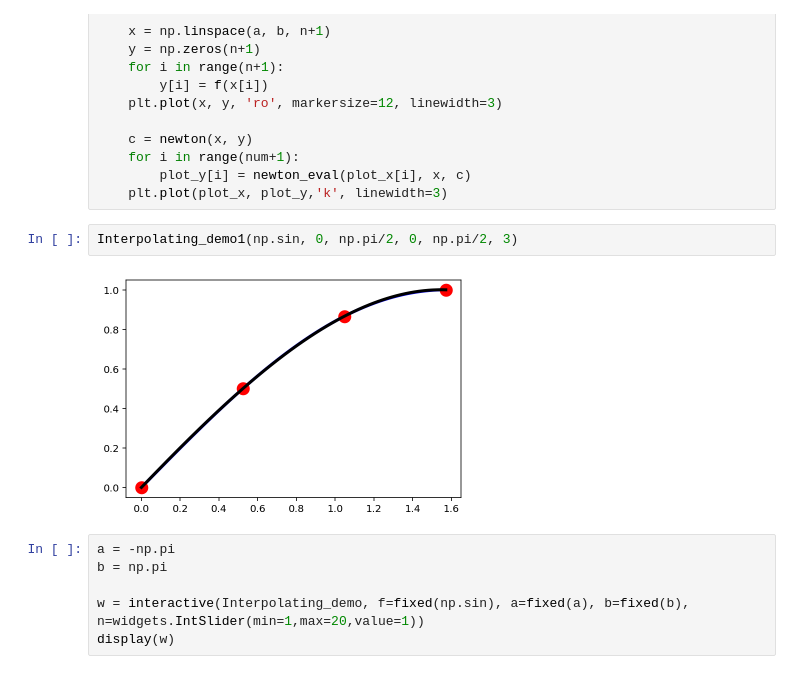
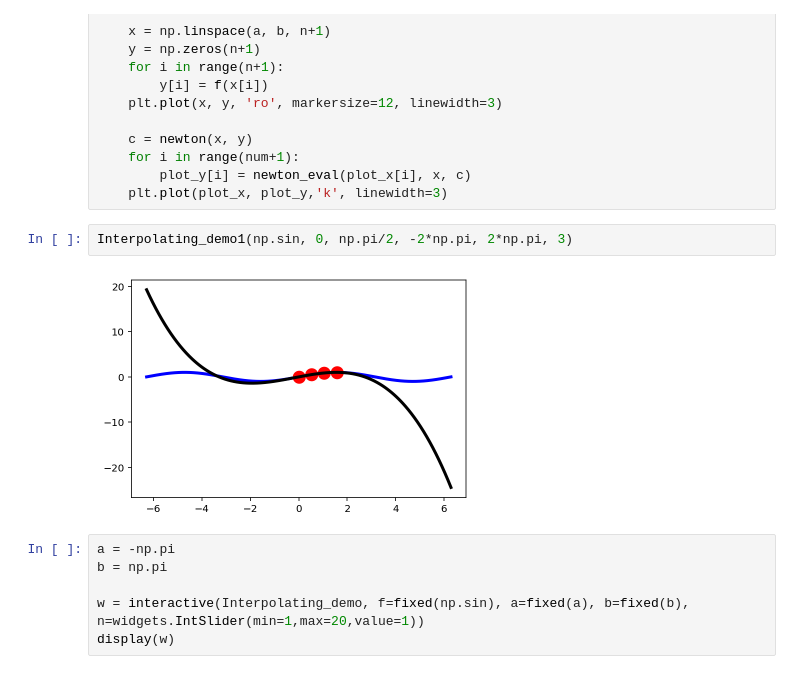
Before and after one commit to xiaozhouli/Jupyter, a Jupyter notebook: Numerical_Analysis/Interpolation.ipynb, the cells around one changed output. Drawn from its saved outputs; the diff is of its cells as text.

```diff
--- a/Numerical_Analysis/Interpolation.ipynb
+++ b/Numerical_Analysis/Interpolation.ipynb
@@ -99,9 +99,9 @@ def Interpolating_demo1(f, a, b, a1, b1, n):
         plot_y[i] = newton_eval(plot_x[i], x, c)
     plt.plot(plot_x, plot_y,'k', linewidth=3)
 # %%
-Interpolating_demo1(np.sin, 0, np.pi/2, 0, np.pi/2, 3)
+Interpolating_demo1(np.sin, 0, np.pi/2, -2*np.pi, 2*np.pi, 3)
 # %% [output]
-[figure, old version]
+[figure, new version]
 # %%
 a = -np.pi
 b = np.pi
```
Also changed, not shown: parts of 6 cells of this notebook, 3 other files.
